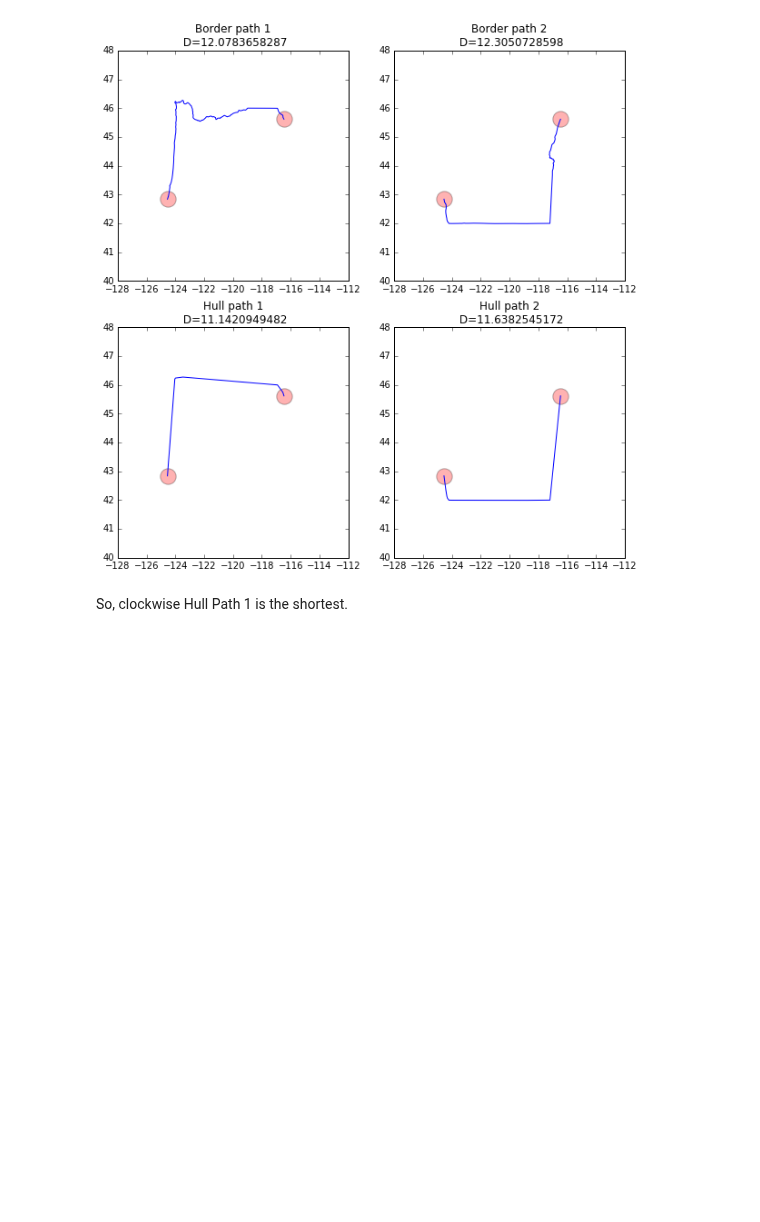
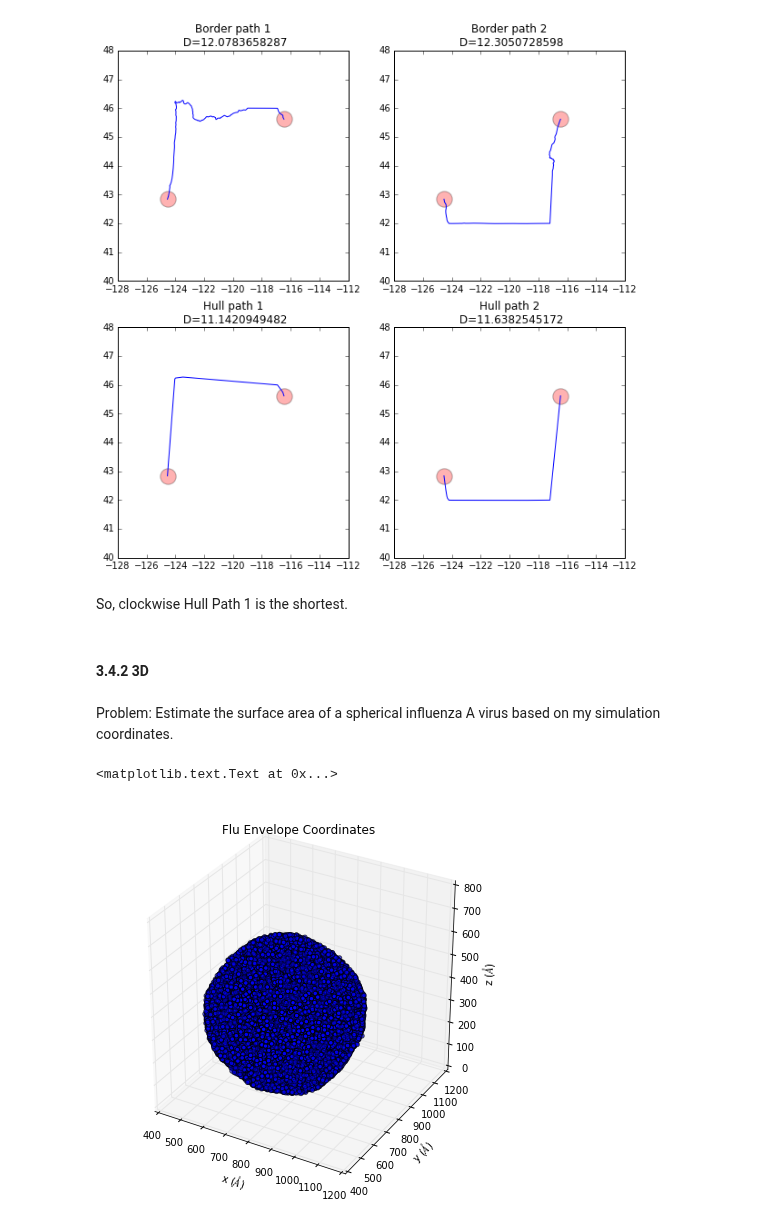
Before and after one commit to tylerjereddy/pycon-2016, a Jupyter notebook: computational_geometry_tutorial.ipynb, the cells around one changed output. Saved outputs shown, nothing was run; the diff lists cells and outputs as text; code cells hidden in the pictures; blank space fills up the shorter version.

```diff
--- a/computational_geometry_tutorial.ipynb
+++ b/computational_geometry_tutorial.ipynb
@@ -612,3 +618,24 @@ for axis in [ax_border_1, ax_border_2, ax_border_3,ax_border_4]:
 [figure]
 # %% [markdown]
 So, clockwise Hull Path 1 is the shortest.
+# %% [markdown]
+#### 3.4.2 3D
+# %% [markdown]
+Problem: Estimate the surface area of a spherical influenza A virus based on my simulation coordinates.
+# %%
+#load and plot the data:
+fig_flu = plt.figure()
+fig_flu.set_size_inches(7,7)
+flu_coords = pickle.load(open('flu_coords.p','rb'))
+ax = fig_flu.add_subplot(111,projection = '3d')
+ax.scatter(flu_coords[...,0], flu_coords[...,1], flu_coords[...,2])
+ax.set_xlabel('x ($\AA$)')
+ax.set_ylabel('y ($\AA$)')
+ax.set_zlabel('z ($\AA$)')
+ax.set_xlim3d(400,1200)
+ax.set_ylim3d(400,1200)
+ax.set_zlim3d(0,800)
+ax.set_title('Flu Envelope Coordinates')
+# %% [output]
+<matplotlib.text.Text at 0x...>
+[figure, added]
```
Also changed, not shown: parts of 3 cells of this notebook, 1 other file.
